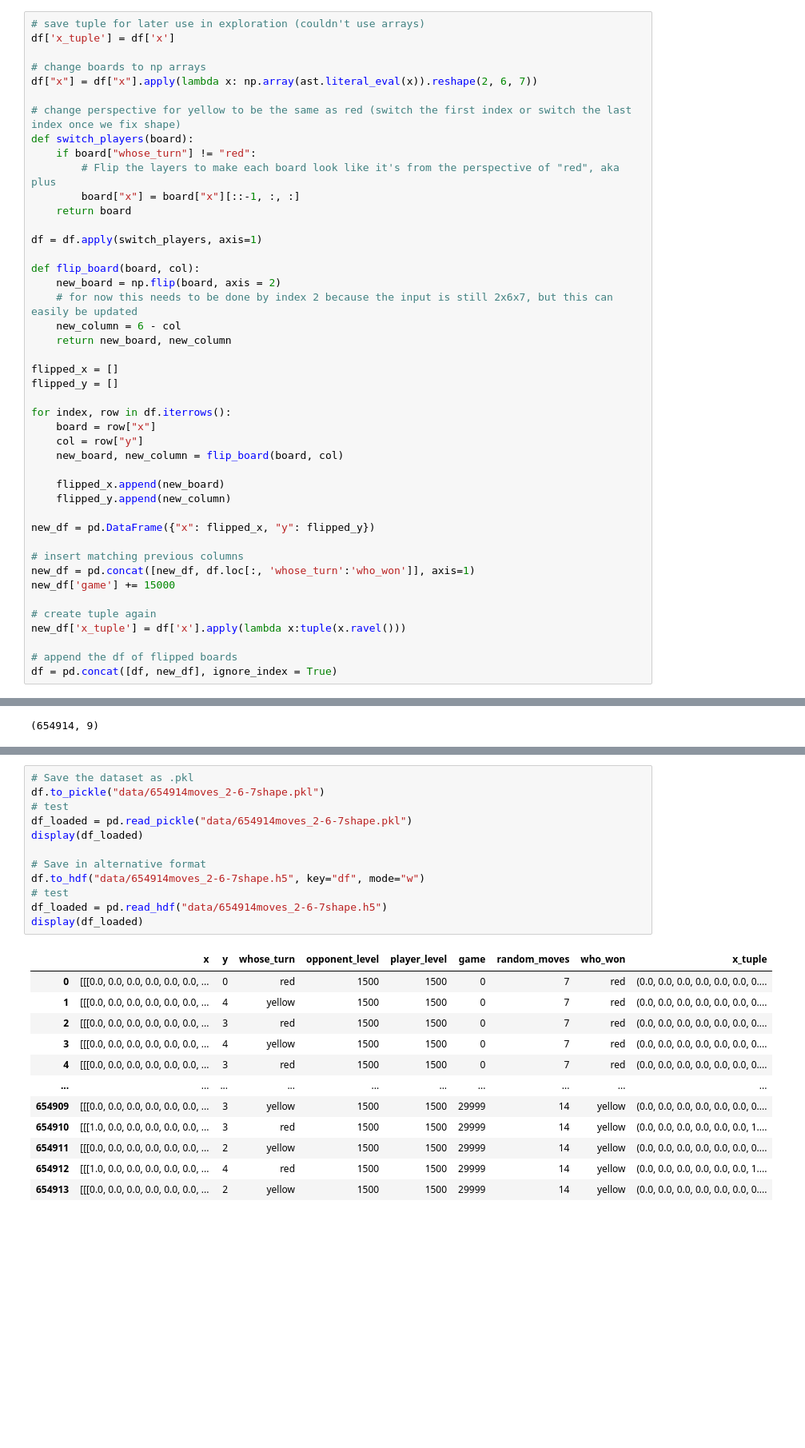
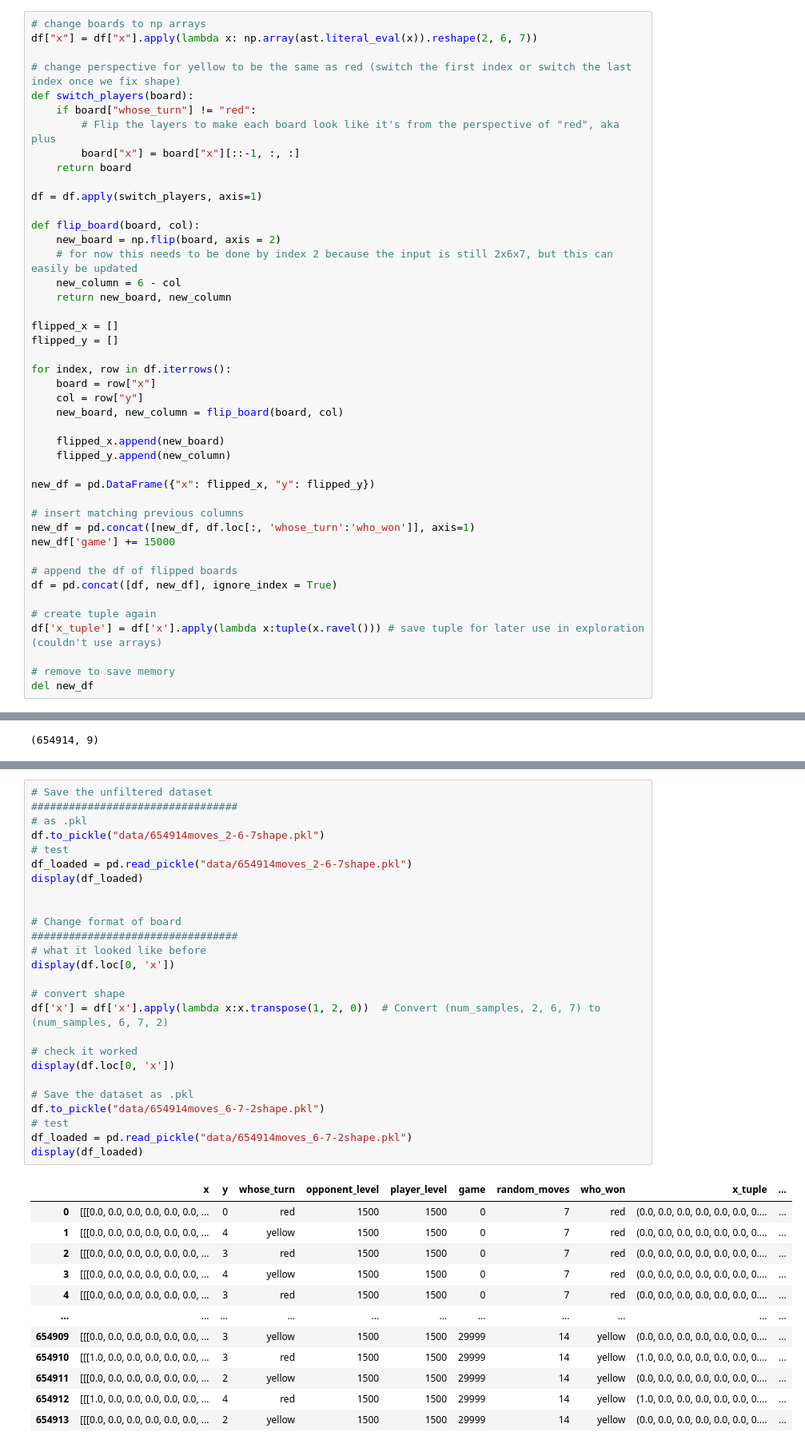
Before and after one commit to kzapalac/Connect4, a Jupyter notebook: data_processing.ipynb, the cells around one changed output, grey strips where cells are left out. Shown at 80% size. Drawn from its saved outputs; the diff is of its cells as text; blank space fills up the shorter version.

```diff
--- a/data_processing.ipynb
+++ b/data_processing.ipynb
@@ -48,7 +53,4 @@ df = df.merge(info_df, on='game')
 # %%
-# save tuple for later use in exploration (couldn't use arrays)
-df['x_tuple'] = df['x']
-
 # change boards to np arrays
 df["x"] = df["x"].apply(lambda x: np.array(ast.literal_eval(x)).reshape(2, 6, 7))
 
@@ -84,11 +86,14 @@ new_df = pd.DataFrame({"x": flipped_x, "y": flipped_y})
 new_df = pd.concat([new_df, df.loc[:, 'whose_turn':'who_won']], axis=1)
 new_df['game'] += 15000
 
-# create tuple again
-new_df['x_tuple'] = df['x'].apply(lambda x:tuple(x.ravel()))
-
 # append the df of flipped boards
 df = pd.concat([df, new_df], ignore_index = True)
+
+# create tuple again
+df['x_tuple'] = df['x'].apply(lambda x:tuple(x.ravel())) # save tuple for later use in exploration (couldn't use arrays)
+
+# remove to save memory
+del new_df
 # %%
 df.shape
 # %% [output]
@@ -203,25 +413,39 @@ We could remove 33150 rows if we selected moves that have 80% selection rate. Th
 # %%
-# Save the dataset as .pkl
+# Save the unfiltered dataset
+#################################
+# as .pkl
 df.to_pickle("data/654914moves_2-6-7shape.pkl")
 # test
 df_loaded = pd.read_pickle("data/654914moves_2-6-7shape.pkl")
 display(df_loaded)
 
-# Save in alternative format
-df.to_hdf("data/654914moves_2-6-7shape.h5", key="df", mode="w")
+
+# Change format of board
+#################################
+# what it looked like before
+display(df.loc[0, 'x'])
+
+# convert shape
+df['x'] = df['x'].apply(lambda x:x.transpose(1, 2, 0))  # Convert (num_samples, 2, 6, 7) to (num_samples, 6, 7, 2)
+
+# check it worked
+display(df.loc[0, 'x'])
+
+# Save the dataset as .pkl
+df.to_pickle("data/654914moves_6-7-2shape.pkl")
 # test
-df_loaded = pd.read_hdf("data/654914moves_2-6-7shape.h5")
+df_loaded = pd.read_pickle("data/654914moves_6-7-2shape.pkl")
 display(df_loaded)
 # %% [output]
-|  | x | y | whose_turn | opponent_level | player_level | game | random_moves | who_won | x_tuple |
-| 0 | [[[0.0, 0.0, 0.0, 0.0, 0.0, 0.0, ... | 0 | red | 1500 | 1500 | 0 | 7 | red | (0.0, 0.0, 0.0, 0.0, 0.0, 0.0, 0.... |
-| 1 | [[[0.0, 0.0, 0.0, 0.0, 0.0, 0.0, ... | 4 | yellow | 1500 | 1500 | 0 | 7 | red | (0.0, 0.0, 0.0, 0.0, 0.0, 0.0, 0.... |
-| 2 | [[[0.0, 0.0, 0.0, 0.0, 0.0, 0.0, ... | 3 | red | 1500 | 1500 | 0 | 7 | red | (0.0, 0.0, 0.0, 0.0, 0.0, 0.0, 0.... |
-| 3 | [[[0.0, 0.0, 0.0, 0.0, 0.0, 0.0, ... | 4 | yellow | 1500 | 1500 | 0 | 7 | red | (0.0, 0.0, 0.0, 0.0, 0.0, 0.0, 0.... |
-| 4 | [[[0.0, 0.0, 0.0, 0.0, 0.0, 0.0, ... | 3 | red | 1500 | 1500 | 0 | 7 | red | (0.0, 0.0, 0.0, 0.0, 0.0, 0.0, 0.... |
-| ... | ... | ... | ... | ... | ... | ... | ... | ... | ... |
-| 654909 | [[[0.0, 0.0, 0.0, 0.0, 0.0, 0.0, ... | 3 | yellow | 1500 | 1500 | 29999 | 14 | yellow | (0.0, 0.0, 0.0, 0.0, 0.0, 0.0, 0.... |
-| 654910 | [[[1.0, 0.0, 0.0, 0.0, 0.0, 0.0, ... | 3 | red | 1500 | 1500 | 29999 | 14 | yellow | (0.0, 0.0, 0.0, 0.0, 0.0, 0.0, 1.... |
-| 654911 | [[[0.0, 0.0, 0.0, 0.0, 0.0, 0.0, ... | 2 | yellow | 1500 | 1500 | 29999 | 14 | yellow | (0.0, 0.0, 0.0, 0.0, 0.0, 0.0, 0.... |
-| 654912 | [[[1.0, 0.0, 0.0, 0.0, 0.0, 0.0, ... | 4 | red | 1500 | 1500 | 29999 | 14 | yellow | (0.0, 0.0, 0.0, 0.0, 0.0, 0.0, 1.... |
-| 654913 | [[[0.0, 0.0, 0.0, 0.0, 0.0, 0.0, ... | 2 | yellow | 1500 | 1500 | 29999 | 14 | yellow | (0.0, 0.0, 0.0, 0.0, 0.0, 0.0, 0.... |
+|  | x | y | whose_turn | opponent_level | player_level | game | random_moves | who_won | x_tuple | ... |
+| 0 | [[[0.0, 0.0, 0.0, 0.0, 0.0, 0.0, ... | 0 | red | 1500 | 1500 | 0 | 7 | red | (0.0, 0.0, 0.0, 0.0, 0.0, 0.0, 0.... | ... |
+| 1 | [[[0.0, 0.0, 0.0, 0.0, 0.0, 0.0, ... | 4 | yellow | 1500 | 1500 | 0 | 7 | red | (0.0, 0.0, 0.0, 0.0, 0.0, 0.0, 0.... | ... |
+| 2 | [[[0.0, 0.0, 0.0, 0.0, 0.0, 0.0, ... | 3 | red | 1500 | 1500 | 0 | 7 | red | (0.0, 0.0, 0.0, 0.0, 0.0, 0.0, 0.... | ... |
+| 3 | [[[0.0, 0.0, 0.0, 0.0, 0.0, 0.0, ... | 4 | yellow | 1500 | 1500 | 0 | 7 | red | (0.0, 0.0, 0.0, 0.0, 0.0, 0.0, 0.... | ... |
+| 4 | [[[0.0, 0.0, 0.0, 0.0, 0.0, 0.0, ... | 3 | red | 1500 | 1500 | 0 | 7 | red | (0.0, 0.0, 0.0, 0.0, 0.0, 0.0, 0.... | ... |
+| ... | ... | ... | ... | ... | ... | ... | ... | ... | ... | ... |
+| 654909 | [[[0.0, 0.0, 0.0, 0.0, 0.0, 0.0, ... | 3 | yellow | 1500 | 1500 | 29999 | 14 | yellow | (0.0, 0.0, 0.0, 0.0, 0.0, 0.0, 0.... | ... |
+| 654910 | [[[1.0, 0.0, 0.0, 0.0, 0.0, 0.0, ... | 3 | red | 1500 | 1500 | 29999 | 14 | yellow | (1.0, 0.0, 0.0, 0.0, 0.0, 0.0, 0.... | ... |
+| 654911 | [[[0.0, 0.0, 0.0, 0.0, 0.0, 0.0, ... | 2 | yellow | 1500 | 1500 | 29999 | 14 | yellow | (0.0, 0.0, 0.0, 0.0, 0.0, 0.0, 0.... | ... |
+| 654912 | [[[1.0, 0.0, 0.0, 0.0, 0.0, 0.0, ... | 4 | red | 1500 | 1500 | 29999 | 14 | yellow | (1.0, 0.0, 0.0, 0.0, 0.0, 0.0, 0.... | ... |
+| 654913 | [[[0.0, 0.0, 0.0, 0.0, 0.0, 0.0, ... | 2 | yellow | 1500 | 1500 | 29999 | 14 | yellow | (0.0, 0.0, 0.0, 0.0, 0.0, 0.0, 0.... | ... |
```
Also changed, not shown: parts of 13 cells of this notebook.
